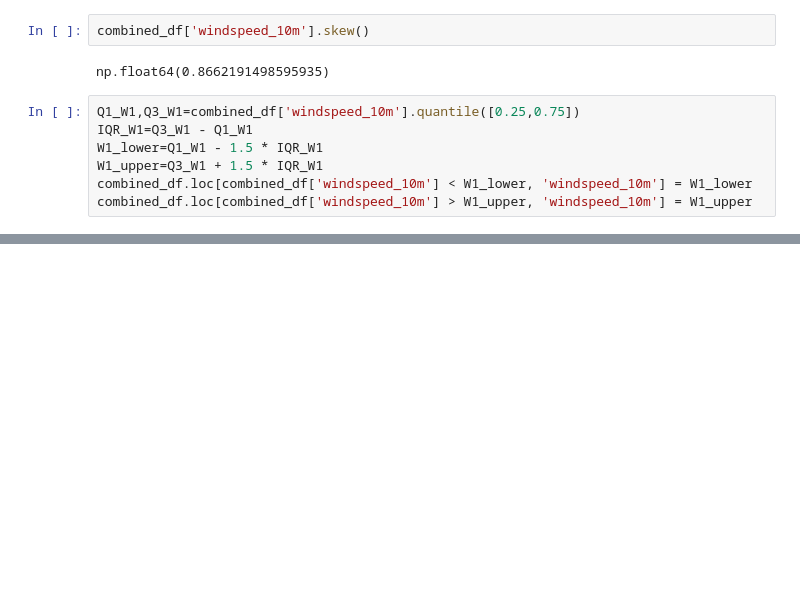
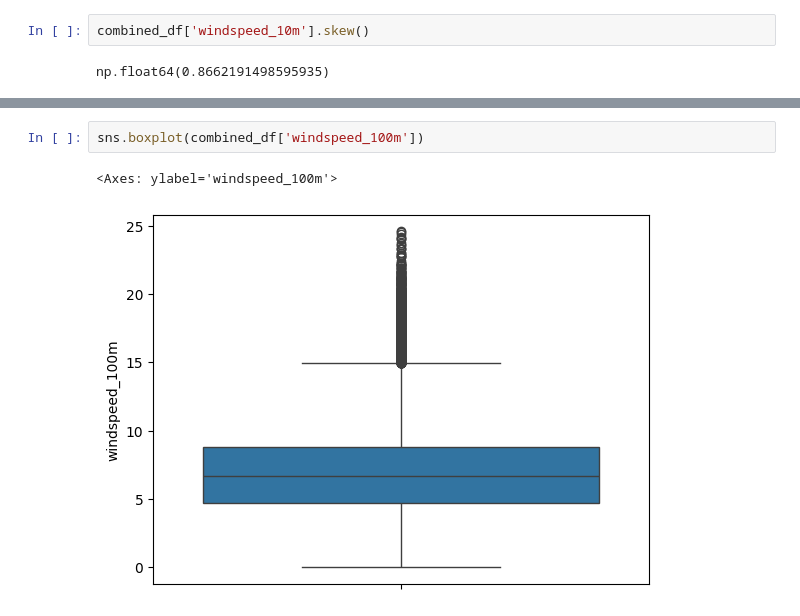
Before and after one commit to Tanishqsahu/new, a Jupyter notebook: climateeda.ipynb, the cells around one changed output, grey strips where cells are left out. Cells and saved outputs as stored; diff of their text form; blank space fills up the shorter version.

```diff
--- a/climateeda.ipynb
+++ b/climateeda.ipynb
@@ -395,10 +449,3 @@ sns.histplot(combined_df['windspeed_10m'])
 combined_df['windspeed_10m'].skew()
 # %% [output]
 np.float64(0.8662191498595935)
-# %%
-Q1_W1,Q3_W1=combined_df['windspeed_10m'].quantile([0.25,0.75])
-IQR_W1=Q3_W1 - Q1_W1
-W1_lower=Q1_W1 - 1.5 * IQR_W1
-W1_upper=Q3_W1 + 1.5 * IQR_W1
-combined_df.loc[combined_df['windspeed_10m'] < W1_lower, 'windspeed_10m'] = W1_lower
-combined_df.loc[combined_df['windspeed_10m'] > W1_upper, 'windspeed_10m'] = W1_upper
@@ -409,0 +464,5 @@ sns.boxplot(combined_df['windspeed_10m'])
+# %%
+sns.boxplot(combined_df['windspeed_100m'])
+# %% [output]
+<Axes: ylabel='windspeed_100m'>
+[figure, added]
```
Also changed, not shown: parts of 32 cells of this notebook.
